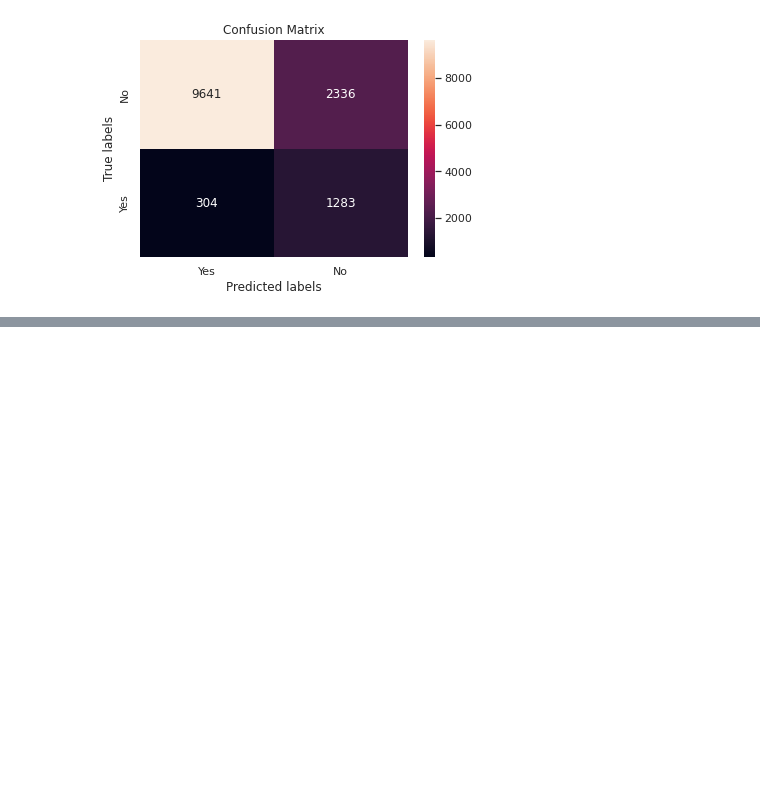
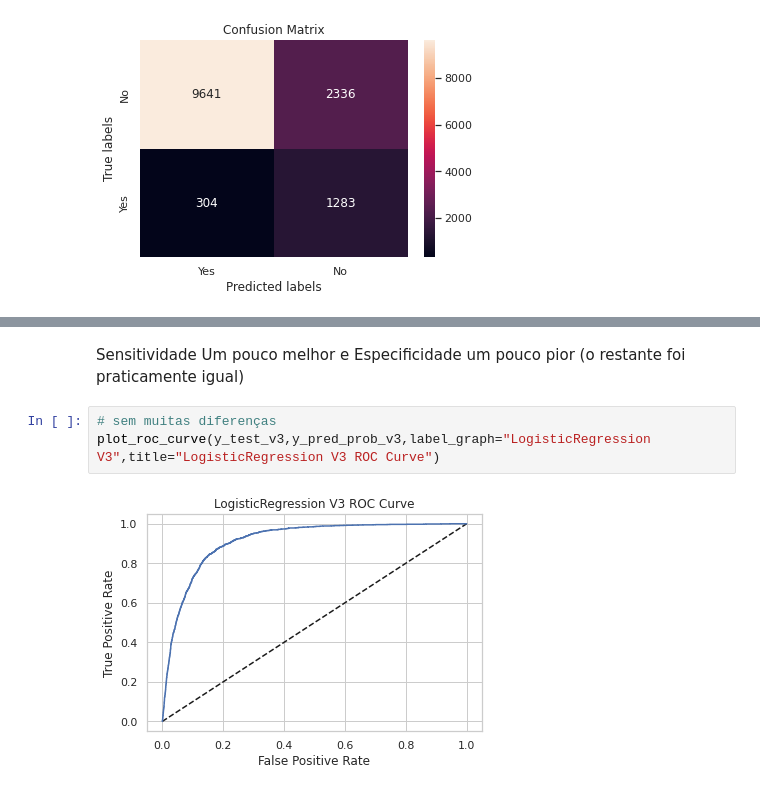
Before and after one commit to SalisEduardo/Cases-Machine-Learning, a Jupyter notebook: Negócios/Bank Marketing Data Set/resolução.ipynb, the cells around one changed output, grey strips where cells are left out. Saved outputs shown, nothing was run; the diff lists cells and outputs as text; blank space fills up the shorter version.

```diff
--- a/Negócios/Bank Marketing Data Set/resolução.ipynb
+++ b/Negócios/Bank Marketing Data Set/resolução.ipynb
@@ -695,0 +787,7 @@ ax.xaxis.set_ticklabels(['Yes', 'No']); ax.yaxis.set_ticklabels(['No', 'Yes']);
+# %% [markdown]
+Sensitividade Um pouco melhor e Especificidade um pouco pior (o restante foi praticamente igual)
+# %%
+# sem muitas diferenças
+plot_roc_curve(y_test_v3,y_pred_prob_v3,label_graph="LogisticRegression V3",title="LogisticRegression V3 ROC Curve")
+# %% [output]
+[figure, added]
```
Also changed, not shown: parts of 42 cells of this notebook.
